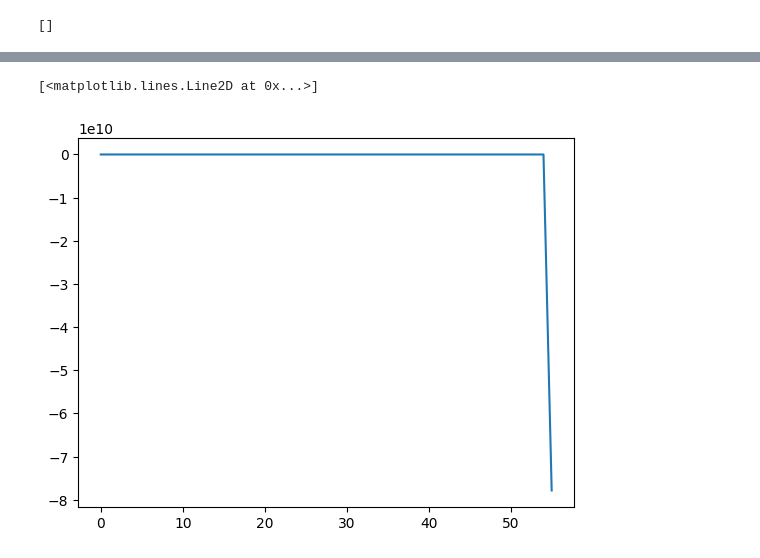
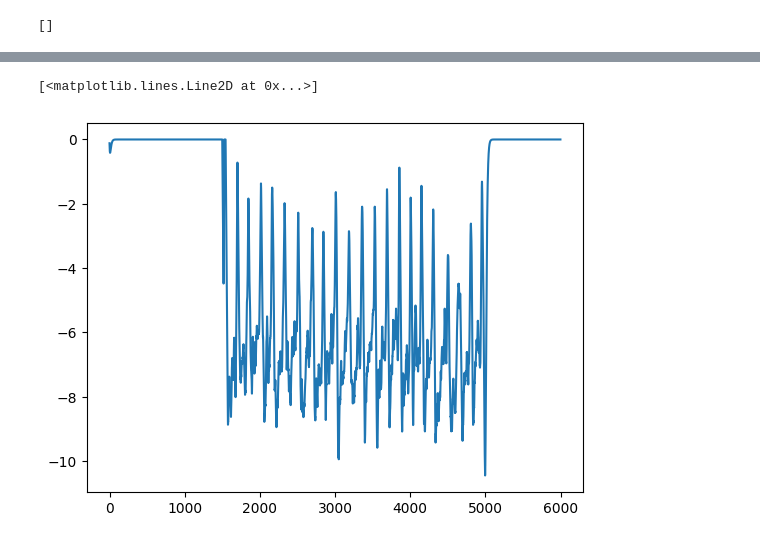
Before and after one commit to hhsherlock/Spiking_NN, a Jupyter notebook: threshold/one_neuron_test.ipynb, the cells around one changed output, grey strips where cells are left out. Saved outputs shown, nothing was run; the diff lists cells and outputs as text; code cells hidden in the pictures.

```diff
--- a/threshold/one_neuron_test.ipynb
+++ b/threshold/one_neuron_test.ipynb
@@ -30,15 +30,3 @@ pointCount = 6000
 deltaTms = 0.05
 times = np.arange(pointCount) * deltaTms
 initial_Vm = 1.3458754117369027
-# %%
-neuron_output = Network.Neuron(deltaTms, 0, initial_Vm, "output")
-voltages = []
-for t in range(pointCount):
-    # if t >= 1500 and t < 1561:
-    #     neuron_input.sending_signal()
-    #     neuron_input.fire_tstep.append(t)
-    neuron_output.update()
-    # cus.all_synapses[0].state = 0
-    voltages.append(neuron_output.Vm - 70)
-
-    # receptor_c.append(neuron_output.I)
@@ -85,11 +55,12 @@ ion_c = []
 receptor_c = []
 
 for t in range(pointCount):
-    # if t >= 1500 and t < 1561:
-    #     neuron_input.sending_signal()
-    #     neuron_input.fire_tstep.append(t)
-    neuron_output.update()
-    # cus.all_synapses[0].state = 0
+    if t >= 1500 and t < 5000:
+        neuron_input.sending_signal()
+        neuron_input.fire_tstep.append(t)
+    Ireceptor, Ina = neuron_output.update()
+    cus.all_synapses[0].state = 0
     voltages.append(neuron_output.Vm - 70)
 
-    # receptor_c.append(neuron_output.I)
+    receptor_c.append(Ireceptor)
+    ion_c.append(Ina)
@@ -122,5 +72,5 @@ len(receptor_c)
 # %%
-plt.plot(np.arange(6000), voltages)
+plt.plot(np.arange(6000), receptor_c)
 # %% [output]
 [<matplotlib.lines.Line2D at 0x...>]
-[figure, old version]
+[figure, new version]
```
Also changed, not shown: parts of 6 cells of this notebook, 7 other files.
